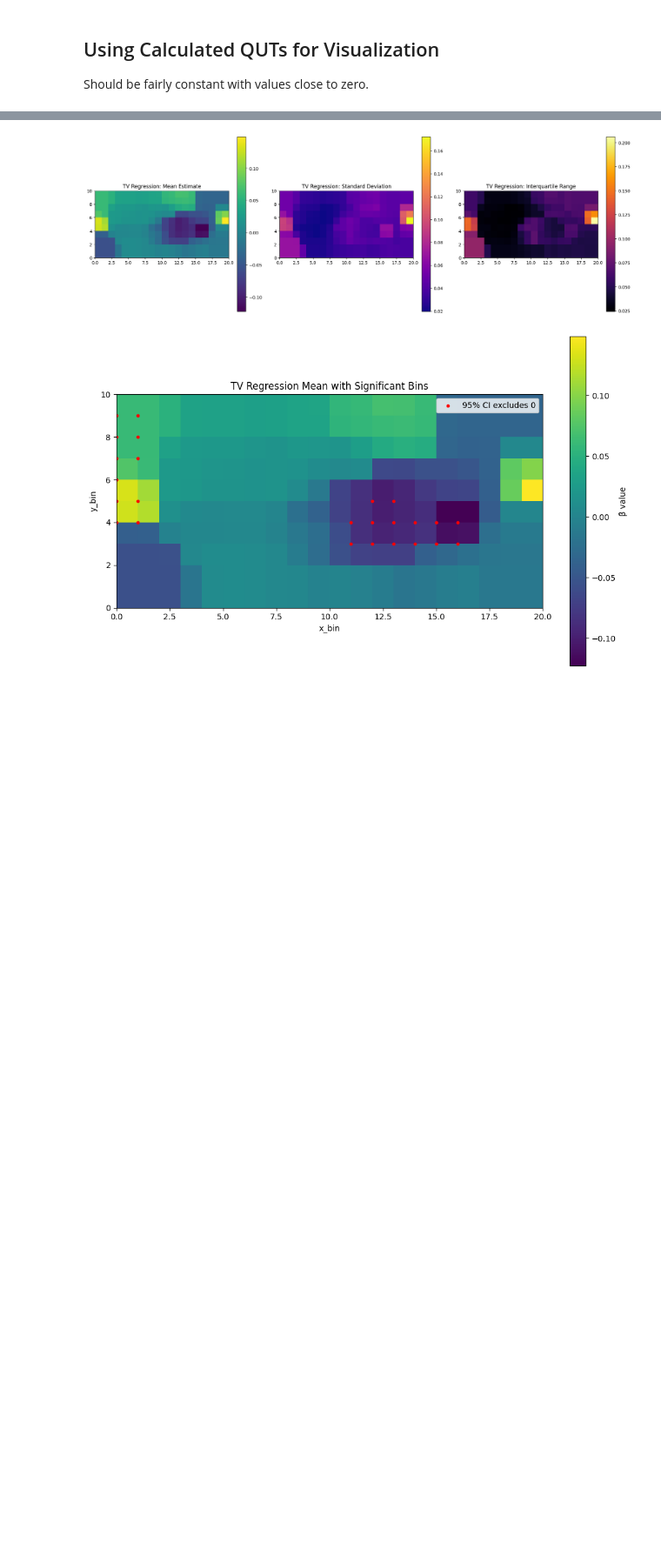
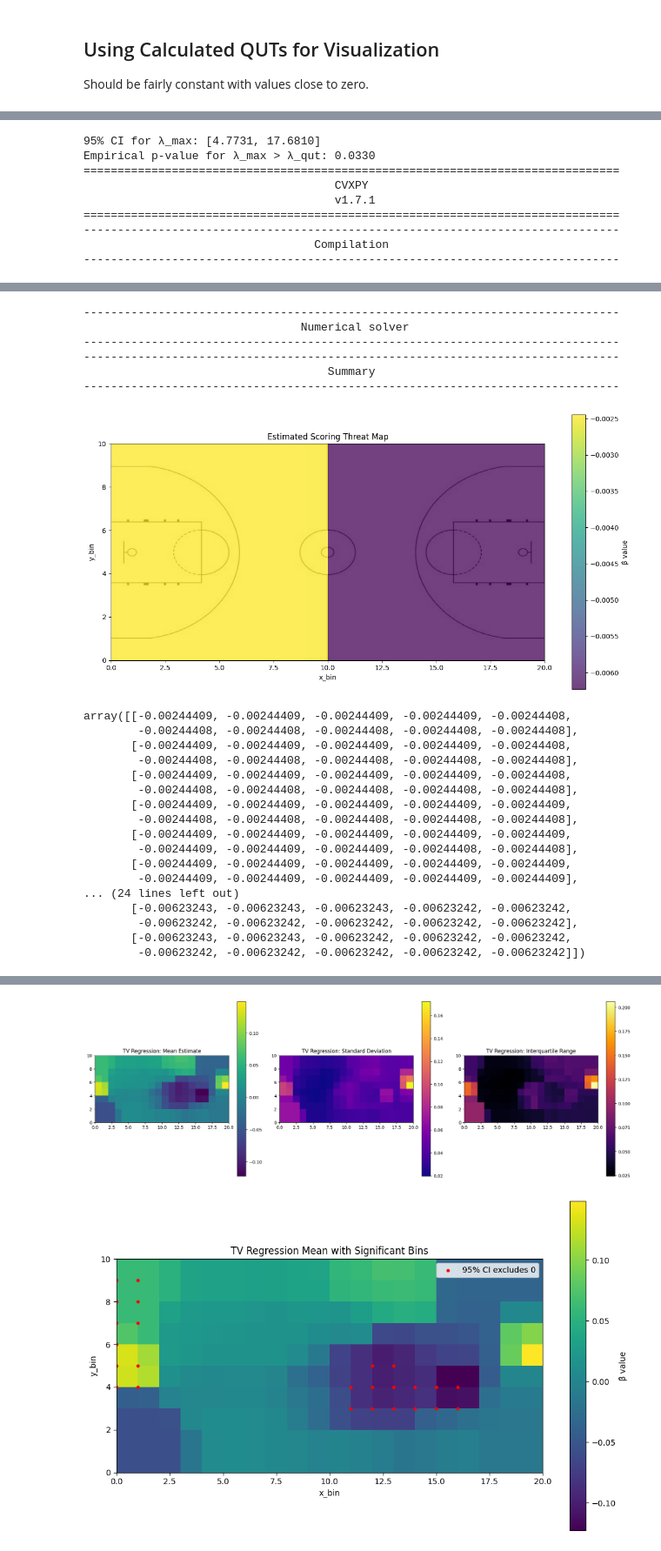
Before and after one commit to Channertheman/NBA_Analysis, a Jupyter notebook: testing.ipynb, the cells around one changed output, grey strips where cells are left out. Shown at 87% size. Drawn from its saved outputs; the diff is of its cells as text; code cells hidden in the pictures; blank space fills up the shorter version.

```diff
--- a/testing.ipynb
+++ b/testing.ipynb
@@ -1872,4 +1867,5 @@ ci_lower, ci_upper = np.quantile(lambda_max_samples, [0.025, 0.975])
 p_val = np.mean(np.array(lambdas_null) >= lambda_max)
 print(f"95% CI for λ_max: [{ci_lower:.4f}, {ci_upper:.4f}]")
 print(f"Empirical p-value for λ_max > λ_qut: {p_val:.4f}")
+tv_logistic_regression_heatmap(df, lambda_tv=lambda_qut_val)
 # %% [output]
@@ -1877,0 +1882,9 @@ Empirical p-value for λ_max > λ_qut: 0.0480
+95% CI for λ_max: [4.7731, 17.6810]
+Empirical p-value for λ_max > λ_qut: 0.0330
+===============================================================================
+                                     CVXPY
+                                     v1.7.1
+===============================================================================
+-------------------------------------------------------------------------------
+                                  Compilation
+-------------------------------------------------------------------------------
@@ -1878,3 +1899,27 @@ Empirical p-value for λ_max > λ_qut: 0.0480
+-------------------------------------------------------------------------------
+                                Numerical solver
+-------------------------------------------------------------------------------
+-------------------------------------------------------------------------------
+                                    Summary
+-------------------------------------------------------------------------------
+[figure, added]
+array([[-0.00244409, -0.00244409, -0.00244409, -0.00244409, -0.00244408,
+        -0.00244408, -0.00244408, -0.00244408, -0.00244408, -0.00244408],
+       [-0.00244409, -0.00244409, -0.00244409, -0.00244409, -0.00244408,
+        -0.00244408, -0.00244408, -0.00244408, -0.00244408, -0.00244408],
+       [-0.00244409, -0.00244409, -0.00244409, -0.00244409, -0.00244408,
+        -0.00244408, -0.00244408, -0.00244408, -0.00244408, -0.00244408],
+       [-0.00244409, -0.00244409, -0.00244409, -0.00244409, -0.00244409,
+        -0.00244408, -0.00244408, -0.00244408, -0.00244408, -0.00244408],
+       [-0.00244409, -0.00244409, -0.00244409, -0.00244409, -0.00244409,
+        -0.00244409, -0.00244409, -0.00244409, -0.00244408, -0.00244408],
+       [-0.00244409, -0.00244409, -0.00244409, -0.00244409, -0.00244409,
+        -0.00244409, -0.00244409, -0.00244409, -0.00244409, -0.00244409],
+... (24 lines left out)
+       [-0.00623243, -0.00623243, -0.00623243, -0.00623242, -0.00623242,
+        -0.00623242, -0.00623242, -0.00623242, -0.00623242, -0.00623242],
+       [-0.00623243, -0.00623243, -0.00623242, -0.00623242, -0.00623242,
+        -0.00623242, -0.00623242, -0.00623242, -0.00623242, -0.00623242]])
 # %%
 plt.figure(figsize=(10, 6))
 
```
Also changed, not shown: parts of 14 cells of this notebook, 1 other file.
